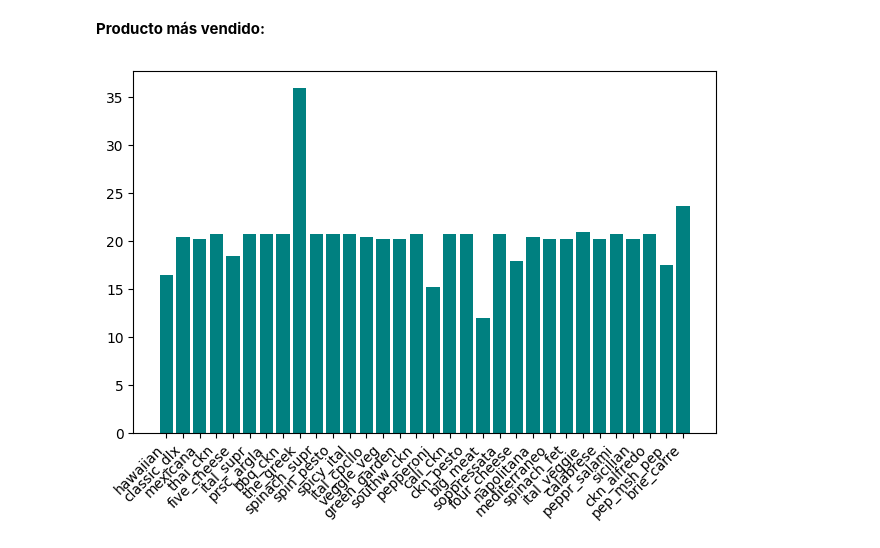
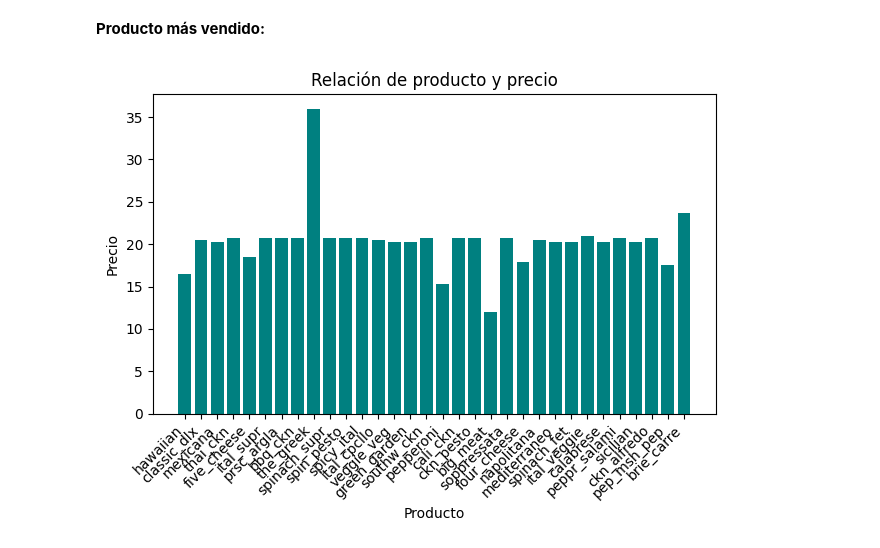
Before and after one commit to DJChincuini/PizzaParty__DataAnalytics-and-IA, a Jupyter notebook: Informe EDA.ipynb, the cells around one changed output. Cells and saved outputs as stored; diff of their text form; code cells hidden in the pictures.

```diff
--- a/Informe EDA.ipynb
+++ b/Informe EDA.ipynb
@@ -115,10 +115,14 @@ plt.show() # Enseño el gráfico
 # %%
 fig, ax = plt.subplots()
 ax.bar(df['name'],df['price'], color='teal')
+
+ax.set_xlabel('Producto')
+ax.set_ylabel('Precio')
+ax.set_title('Relación de producto y precio')
 
 plt.xticks(rotation=45, ha='right')
 
 plt.tight_layout()
 plt.show()
 # %% [output]
-[figure, old version]
+[figure, new version]
```
